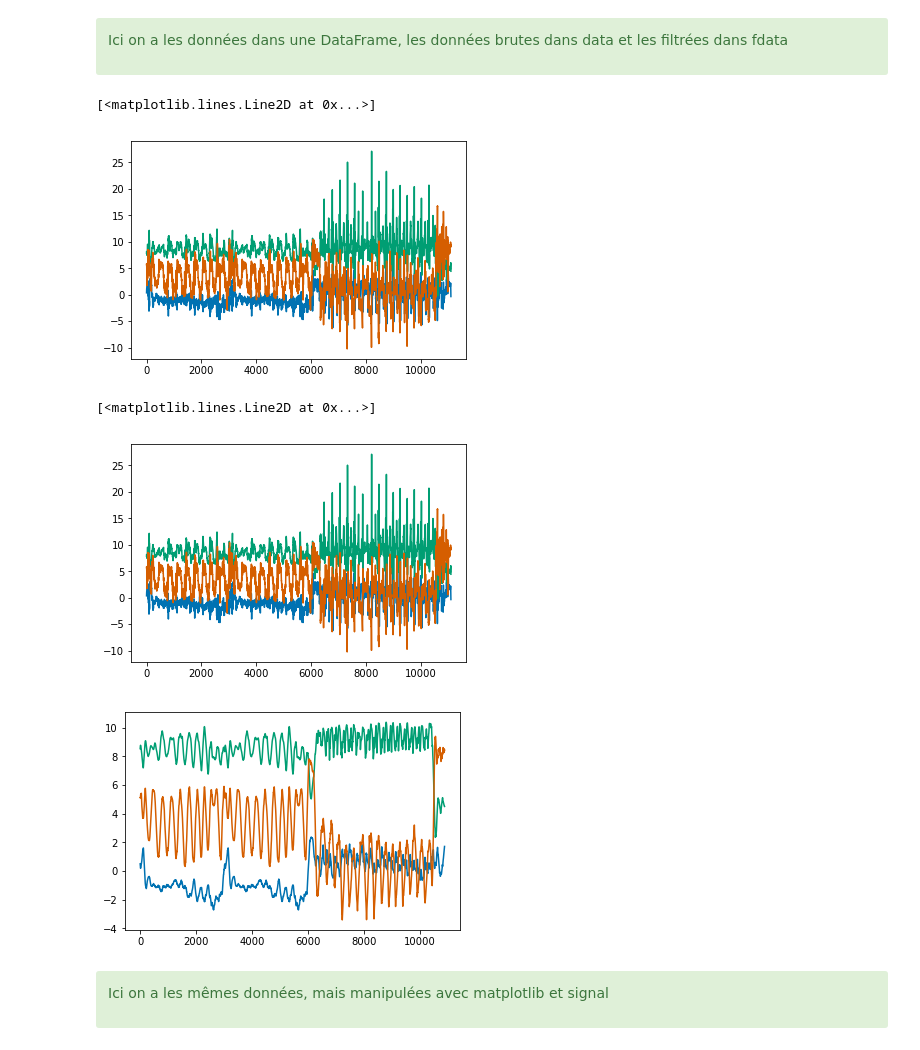
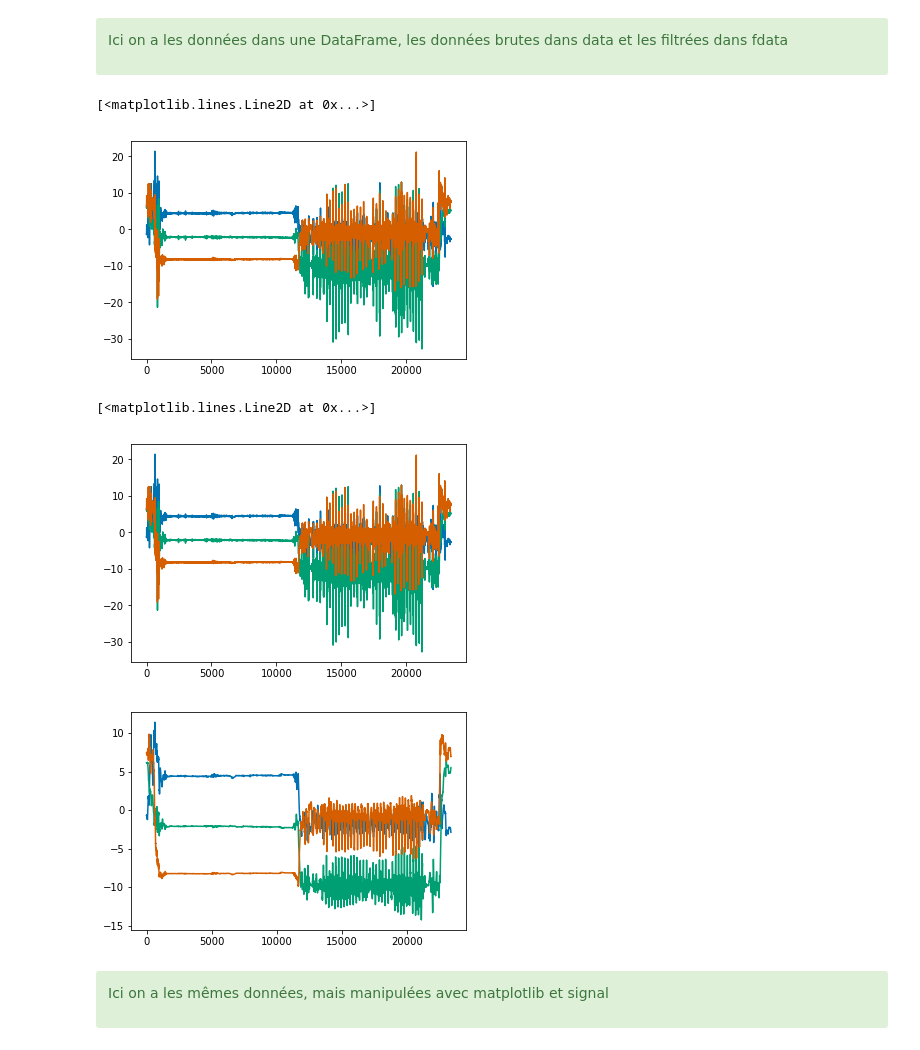
Before and after one commit to Vincent-Robert/Projet-SIGMA, a Jupyter notebook: Projet_script.ipynb, the cells around one changed output. Drawn from its saved outputs; the diff is of its cells as text; code cells hidden in the pictures.

```diff
--- a/Projet_script.ipynb
+++ b/Projet_script.ipynb
@@ -20,7 +20,7 @@ plt.style.use('seaborn-colorblind')
 # %% [markdown]
 ## Présentation des données / Processing
 # %%
-data = pd.read_csv('bus.csv', engine = 'python')
+data = pd.read_csv('adrien_balade.csv', engine = 'python')
 #data = data.get(['x', 'y', 'z', 'delta de t'])
 #data = pd.DataFrame.transpose(data)
 print(data.shape)
@@ -80,38 +80,38 @@ plt.plot(arrY)
 plt.plot(arrZ)
 # %% [output]
 [<matplotlib.lines.Line2D at 0x...>]
-[figure, old version]
+[figure, new version]
 # %%
-n = 100
+n = 50
 filtre = np.ones(n)
 # Il faudra trouver un filtre correct
 filtre = np.array(filtre).reshape(len(filtre), 1)/len(filtre)
 # print(filtre)
 filteredX = signal.convolve(arrX, filtre)
 filteredY = signal.convolve(arrY, filtre)
 filteredZ = signal.convolve(arrZ, filtre)
 # Original
 plt.figure()
 plt.plot(arrX)
 plt.plot(arrY)
 plt.plot(arrZ)
 # Filtered
 plt.figure()
 plt.plot(filteredX[n :arrX.shape[0] - n])
 plt.plot(filteredY[n :arrY.shape[0] - n])
 plt.plot(filteredZ[n :arrZ.shape[0] - n])
 
 #plt.figure()
 #plt.plot(arrX[:arrX.shape[0]] - filteredX[:arrX.shape[0]])
 #plt.plot(arrY[:arrY.shape[0]] - filteredY[:arrY.shape[0]])
 #plt.plot(arrZ[:arrZ.shape[0]] - filteredZ[:arrZ.shape[0]])
 
 
 #filtered_data = pd.DataFrame({'X' : filteredX, 'Y' : filteredY, 'Z' : filteredZ})
 # %% [output]
 [<matplotlib.lines.Line2D at 0x...>]
-[figure, old version]
+[figure, new version]
-[figure, old version]
+[figure, new version]
 # %% [markdown]
    <div class="alert alert-success">
 
```
Also changed, not shown: parts of 16 cells of this notebook, 2 other files.
